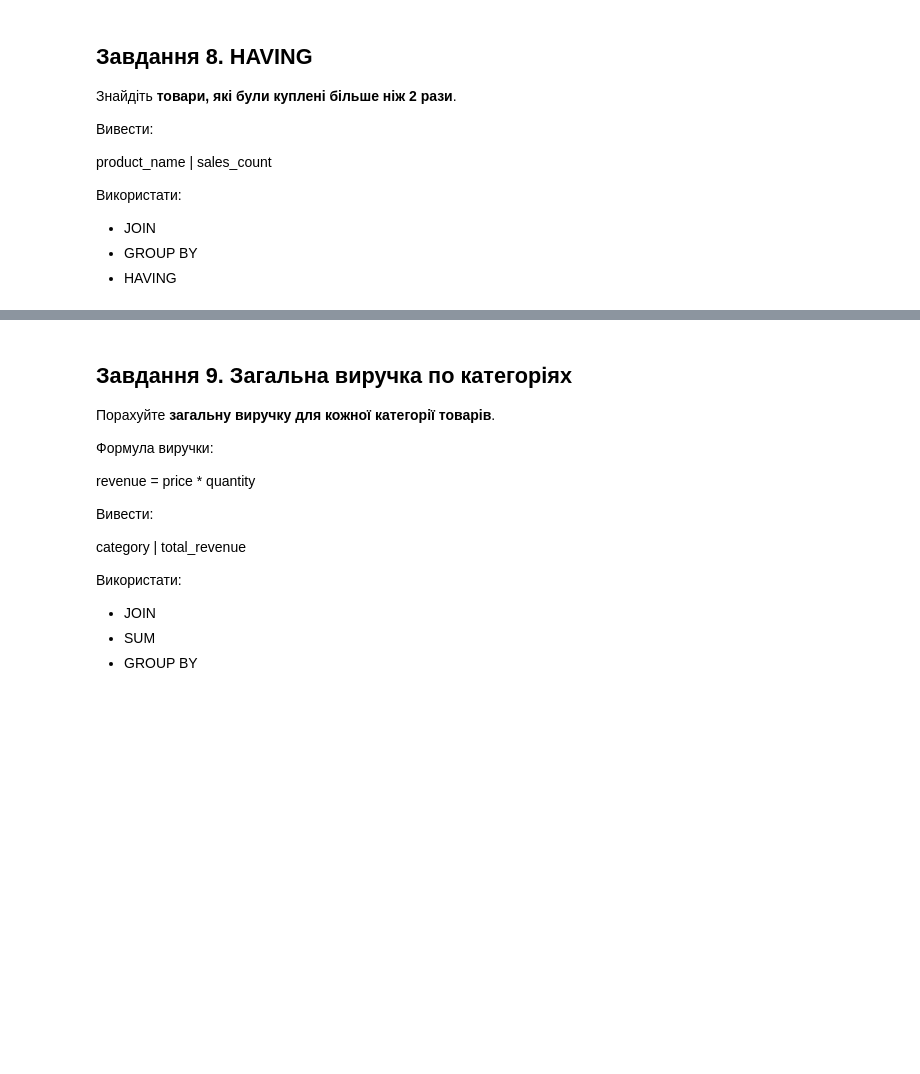
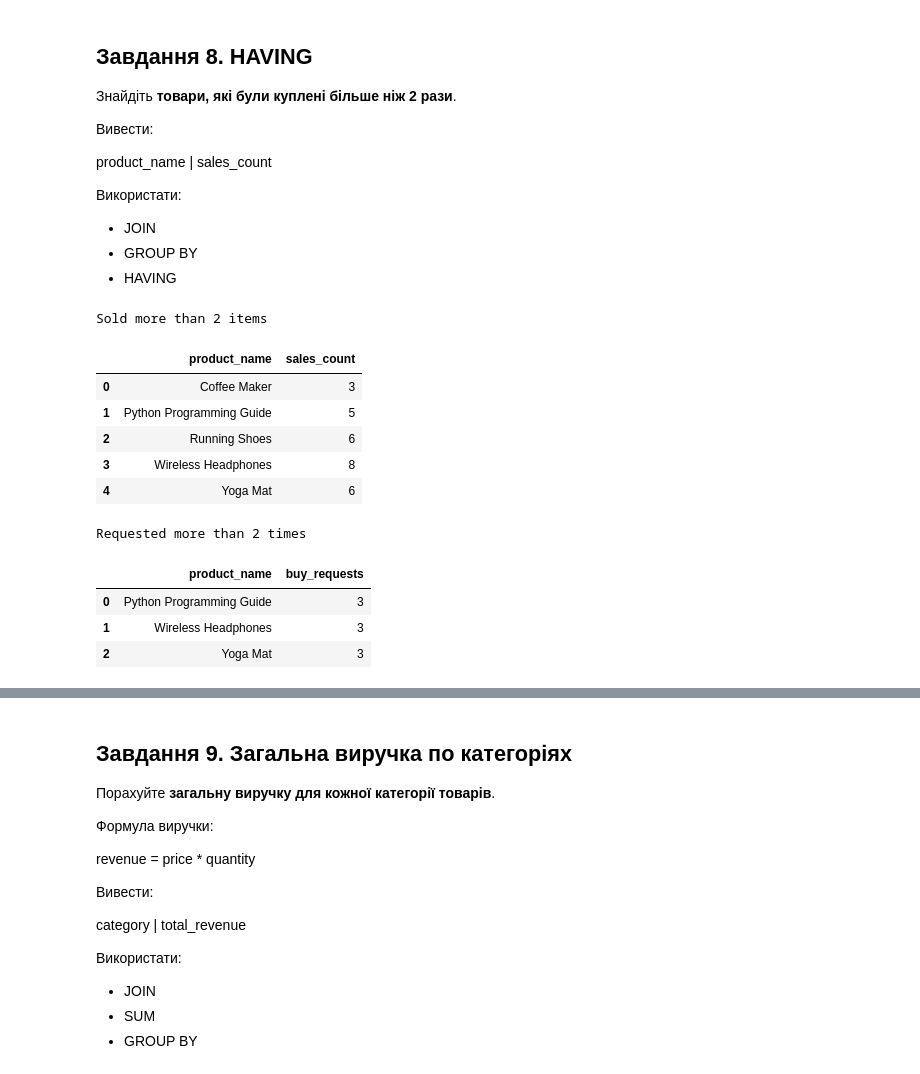
Before and after one commit to BogdanPinchuk/DataScience-PBY_HW7, a Jupyter notebook: Bohdan_Pinchuk_DS_HW7.ipynb, the cells around one changed output, grey strips where cells are left out. Saved outputs shown, nothing was run; the diff lists cells and outputs as text; code cells hidden in the pictures; blank space fills up the shorter version.

```diff
--- a/Bohdan_Pinchuk_DS_HW7.ipynb
+++ b/Bohdan_Pinchuk_DS_HW7.ipynb
@@ -950,3 +950,71 @@ product_name | sales_count
 - JOIN
 - GROUP BY
 - HAVING
+# %%
+#### Variant №1 ####
+
+import jinja2
+import sqlite3
+import pandas as pd
+
+# Input data
+# Solution
+# SQL
+conn = sqlite3.connect(db_file_name)
+cursor = conn.cursor()
+
+# Extract data from DB
+cursor.execute("""
+SELECT product_name,
+       SUM(quantity) AS sales_count
+FROM order_items
+         JOIN orders ON order_items.order_id = orders.id
+         JOIN products ON order_items.product_id = products.id
+         JOIN customers ON orders.customer_id = customers.id
+GROUP BY product_name
+HAVING sales_count > 2;
+""")
+
+# Extract column names
+columns_names_1 = [column_name[0] for column_name in cursor.description]
+# Extract data
+table_data_1 = cursor.fetchall()
+
+# Extract data from DB
+cursor.execute("""
+SELECT product_name,
+       COUNT(product_name) AS buy_requests
+FROM order_items
+         JOIN orders ON order_items.order_id = orders.id
+         JOIN products ON order_items.product_id = products.id
+         JOIN customers ON orders.customer_id = customers.id
+GROUP BY product_name
+HAVING buy_requests > 2;
+""")
+
+# Extract column names
+columns_names_2 = [column_name[0] for column_name in cursor.description]
+# Extract data
+table_data_2 = cursor.fetchall()
+
+conn.close()
+
+# Print results
+df_1 = (pd.DataFrame(table_data_1, columns=columns_names_1).style.
+      set_caption("Sold more than 2 items"))
+df_2 = (pd.DataFrame(table_data_2, columns=columns_names_2).style.
+      set_caption("Requested more than 2 times"))
+display(df_1, df_2)
+# %% [output]
+Sold more than 2 items
+|  | product_name | sales_count |
+| 0 | Coffee Maker | 3 |
+| 1 | Python Programming Guide | 5 |
+| 2 | Running Shoes | 6 |
+| 3 | Wireless Headphones | 8 |
+| 4 | Yoga Mat | 6 |
+Requested more than 2 times
+|  | product_name | buy_requests |
+| 0 | Python Programming Guide | 3 |
+| 1 | Wireless Headphones | 3 |
+| 2 | Yoga Mat | 3 |
```
Also changed, not shown: parts of 1 cell of this notebook.
